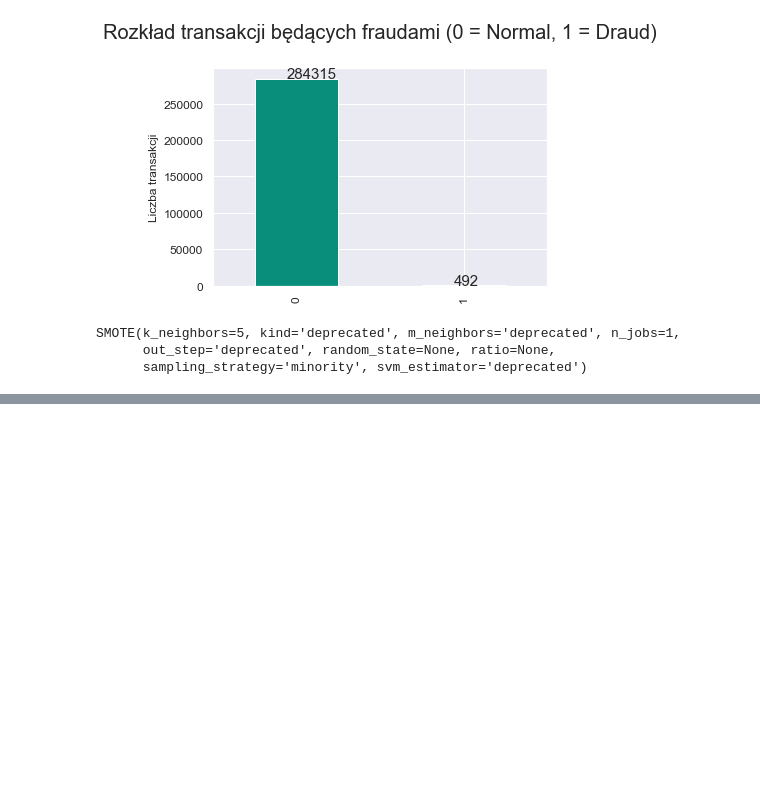
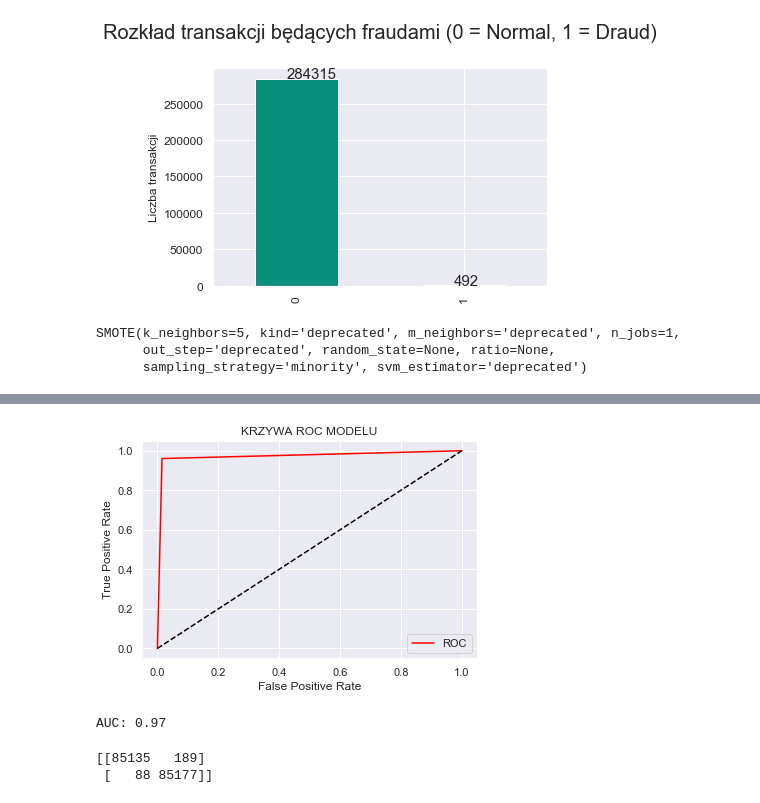
Before and after one commit to Bewelina/CC_FRAUD, a Jupyter notebook: Kod v1.ipynb, the cells around one changed output, grey strips where cells are left out. Drawn from its saved outputs; the diff is of its cells as text; code cells hidden in the pictures; blank space fills up the shorter version.

```diff
--- a/Kod v1.ipynb
+++ b/Kod v1.ipynb
@@ -241,0 +192,23 @@ print(accuracy_score(y_test,predictions ))
+# %%
+# DEFINICJA WYKRESU ROC
+
+def plot_roc_curve(fpr, tpr):
+    plt.plot(fpr, tpr, color='red', label='ROC')
+    plt.plot([0, 1], [0, 1], color='black', linestyle='--')
+    plt.xlabel('False Positive Rate')
+    plt.ylabel('True Positive Rate')
+    plt.title('KRZYWA ROC MODELU')
+    plt.legend()
+    plt.show()
+# %%
+# WYKRES ROC DLA MODELU REGRESJI LOGISTYCZNEJ
+fpr, tpr, thresholds = roc_curve(y_test, y_pred_rl)
+plot_roc_curve(fpr, tpr)
+# %% [output]
+[figure, added]
+# %%
+# POLE POD KRZYWĄ ROC DLA MODELU REGRESJI LOGISTYCZNEJ
+auc = roc_auc_score(y_test, y_pred_rl)
+print('AUC: %.2f' % auc)
+# %% [output]
+AUC: 0.97
@@ -241,0 +223,6 @@ print(accuracy_score(y_test,predictions ))
+# %%
+# MACIERZ KONFUZJI MODELU KLASYFIKATORA DRZEWA DECYZYJNEGO - GINI
+print(confusion_matrix(y_test,y_pred_ddG ))
+# %% [output]
+[[85135   189]
+ [   88 85177]]
```
Also changed, not shown: parts of 73 cells of this notebook.
